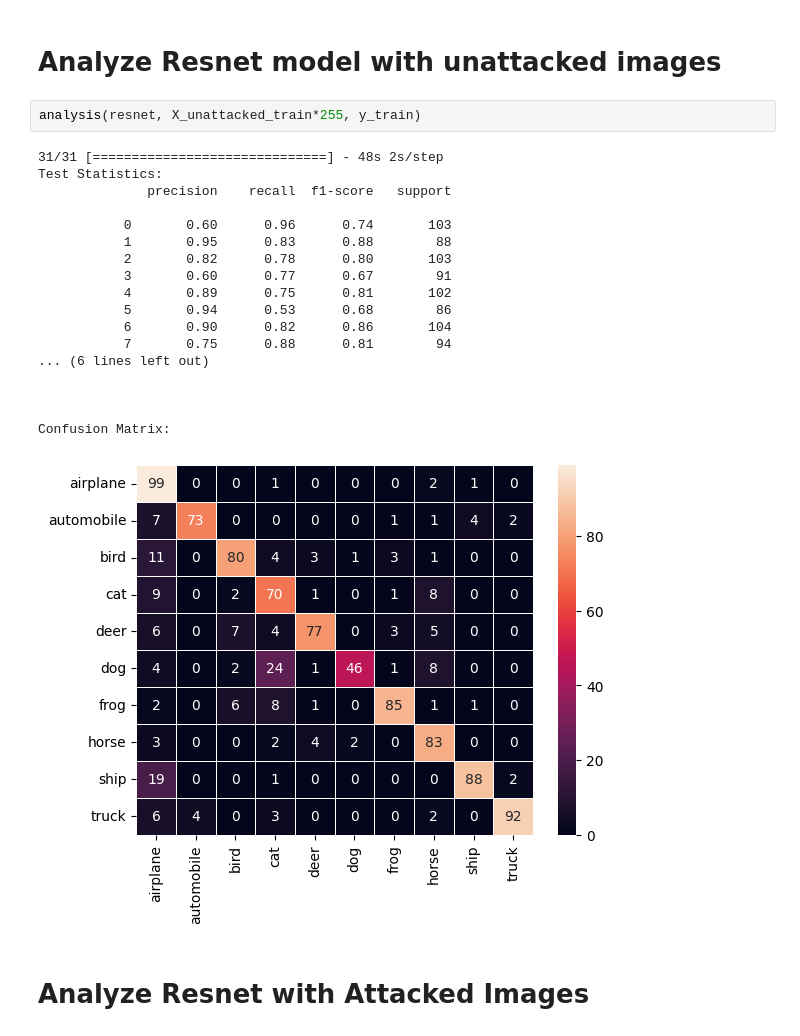
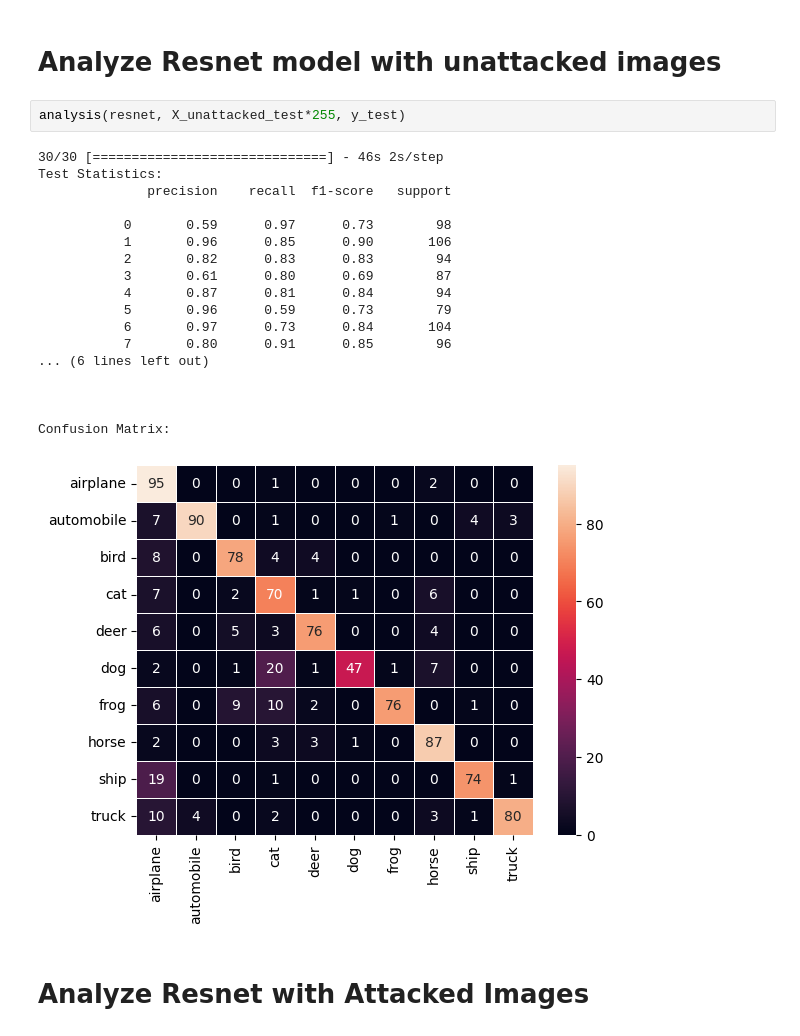
Before and after one commit to BGull00/CS525_Projects, a Jupyter notebook: COSC_525_FinalProject/analysis.ipynb, the cells around one changed output. Cells and saved outputs as stored; diff of their text form.

Commit message:
Finished analysis

```diff
--- a/COSC_525_FinalProject/analysis.ipynb
+++ b/COSC_525_FinalProject/analysis.ipynb
@@ -90,26 +93,26 @@ y_train = np.asarray(y[int(len(y)/3):])
 # %% [markdown]
 # Analyze Resnet model with unattacked images
 # %%
-analysis(resnet, X_unattacked_train*255, y_train)
+analysis(resnet, X_unattacked_test*255, y_test)
 # %% [output]
-31/31 [==============================] - 48s 2s/step
+30/30 [==============================] - 46s 2s/step
 Test Statistics:
               precision    recall  f1-score   support
 
-           0       0.60      0.96      0.74       103
-           1       0.95      0.83      0.88        88
-           2       0.82      0.78      0.80       103
-           3       0.60      0.77      0.67        91
-           4       0.89      0.75      0.81       102
-           5       0.94      0.53      0.68        86
-           6       0.90      0.82      0.86       104
-           7       0.75      0.88      0.81        94
+           0       0.59      0.97      0.73        98
+           1       0.96      0.85      0.90       106
+           2       0.82      0.83      0.83        94
+           3       0.61      0.80      0.69        87
+           4       0.87      0.81      0.84        94
+           5       0.96      0.59      0.73        79
+           6       0.97      0.73      0.84       104
+           7       0.80      0.91      0.85        96
 ... (6 lines left out)
 
 
 
 Confusion Matrix:
-[figure, old version]
+[figure, new version]
 # %% [markdown]
 # Analyze Resnet with Attacked Images
 # %%
```
Also changed, not shown: parts of 18 cells of this notebook.
